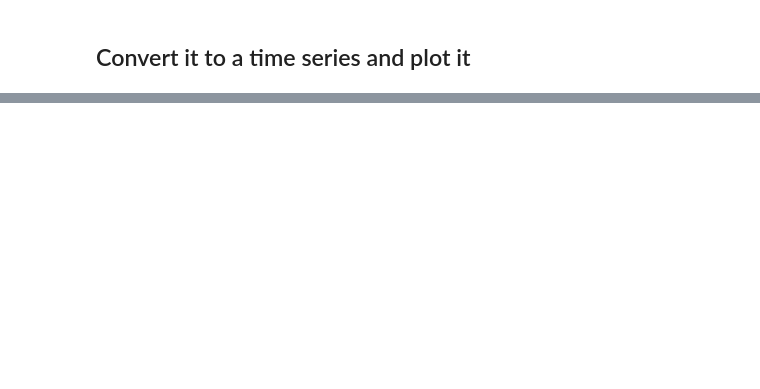
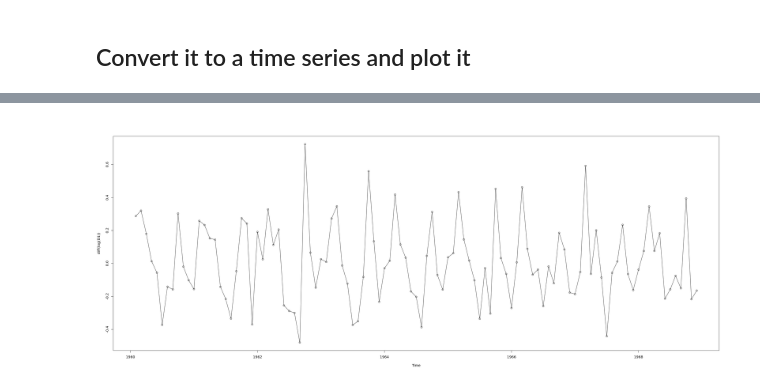
Before and after one commit to EricMaibach/TimeSeries, a Jupyter notebook: FinalProject.ipynb, the cells around one changed output, grey strips where cells are left out. Cells and saved outputs as stored; diff of their text form; code cells hidden in the pictures; blank space fills up the shorter version.

```diff
--- a/FinalProject.ipynb
+++ b/FinalProject.ipynb
@@ -161 +130,5 @@ AIC=20341.5   AICc=20341.86   BIC=20496.56
+# %%
+plot(diff(log(D1)), type='o')
+# %% [output]
+[figure, added]
 # %%
```
Also changed, not shown: parts of 44 cells of this notebook.
